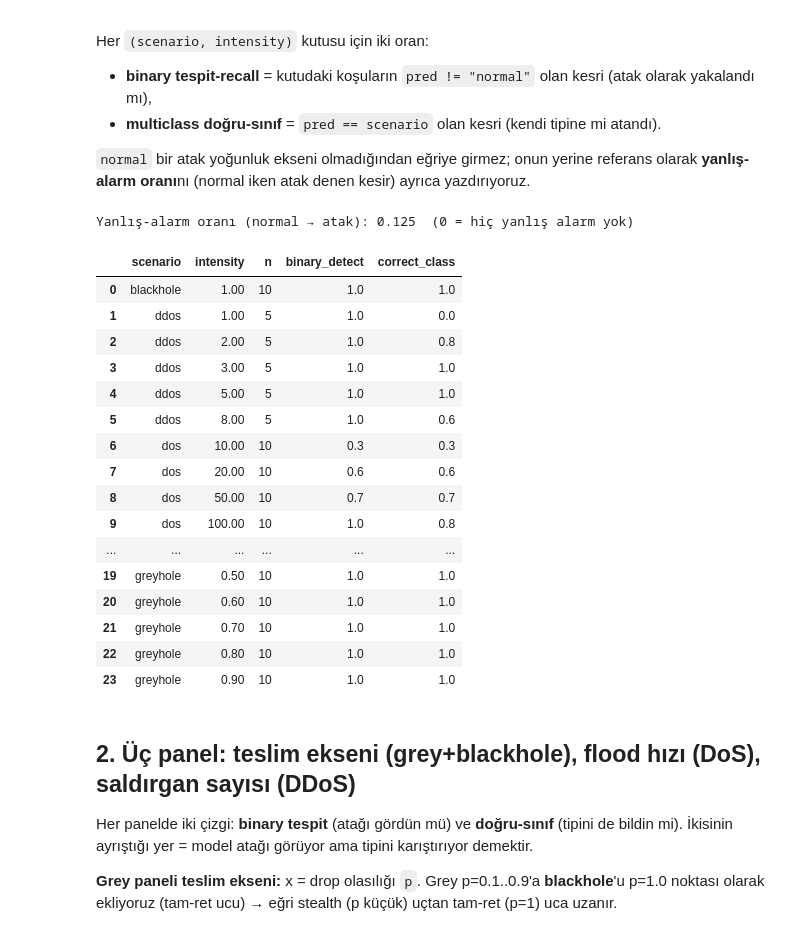
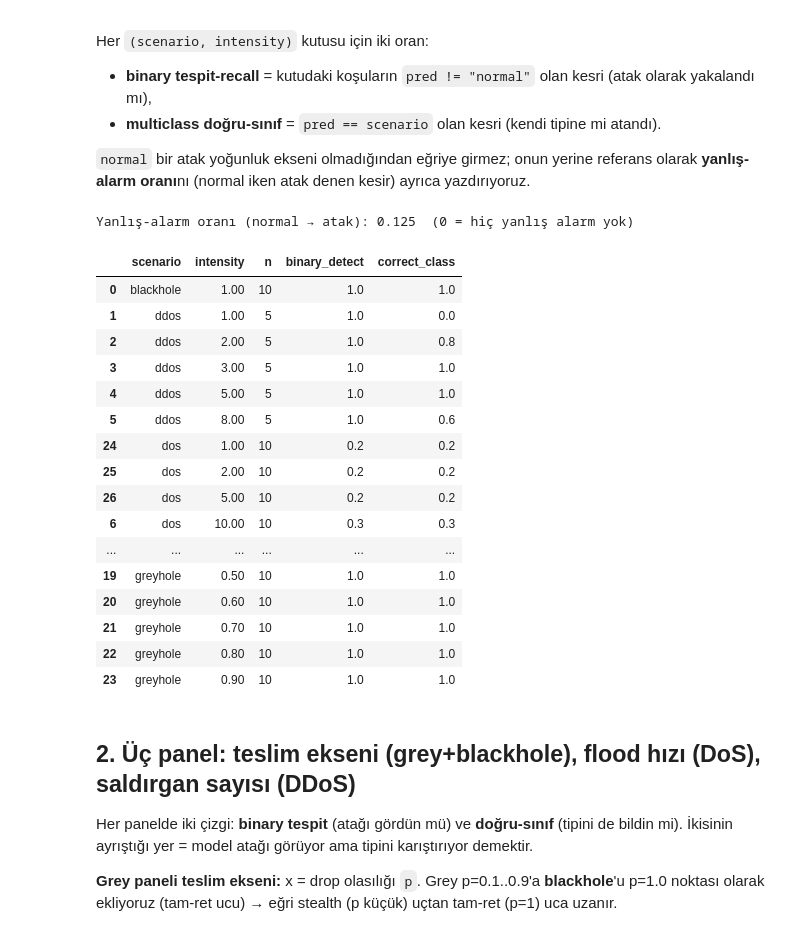
Before and after one commit to OkanKoca/IoMT-NetworkAttackScenarios18, a Jupyter notebook: my-work/day5-10072026-detector/04-detection-vs-intensity.ipynb, the cells around one changed output. Drawn from its saved outputs; the diff is of its cells as text; code cells hidden in the pictures.

```diff
--- a/my-work/day5-10072026-detector/04-detection-vs-intensity.ipynb
+++ b/my-work/day5-10072026-detector/04-detection-vs-intensity.ipynb
@@ -48,7 +48,9 @@ df = pd.read_csv(DATA)
 # n_flows +1. OLCULDU: egitime katinca yanlis alarm %12.5 -> %35, macro-F1 0.809 -> 0.741.
 # Egrinin tabanini olcmek icin gerekliler, ama orada da EGITILMEDEN degerlendiriliyorlar.
 # Ayni kural grey p=0'a da uygulaniyor (o hic dataset'e girmiyor).
-df = df[~((df.scenario == "dos") & (df.intensity < 10))].reset_index(drop=True)
+PROBE = (df.scenario == "dos") & (df.intensity < 10)
+pr = df[PROBE].copy()                       # egitimde YOK, egrinin tabani icin degerlendirilir
+df = df[~PROBE].reset_index(drop=True)
 
 FEATURES = ["n_flows", "total_throughput_mbps", "max_flow_throughput_mbps", "max_flow_txpackets",
             "flow_concentration", "delivery_ratio", "overall_loss_ratio", "monitor_owd_ms",
@@ -85,35 +87,49 @@ Her `(scenario, intensity)` kutusu için iki oran:
 `normal` bir atak yoğunluk ekseni olmadığından eğriye girmez; onun yerine referans olarak
 **yanlış-alarm oranı**nı (normal iken atak denen kesir) ayrıca yazdırıyoruz.
 # %%
+from sklearn.base import clone
 ATTACKS = ["greyhole", "dos", "ddos", "blackhole"]
 d = df[df["scenario"].isin(ATTACKS)].copy()
 # koşu-başı iki ikili gösterge — sonra kutu içinde ortalaması = oran
 d["is_attack_pred"] = (d["pred"] != "normal").astype(int)          # atak olarak yakalandı mı
 d["is_correct"]     = (d["pred"] == d["scenario"]).astype(int)     # kendi tipine mi atandı
 
 curve = (d.groupby(["scenario", "intensity"])
            .agg(n=("pred", "size"),
                 binary_detect=("is_attack_pred", "mean"),
                 correct_class=("is_correct", "mean"))
            .reset_index())
 
+# Prob noktalari (dos rate<10): egitimde hic yoklar, dolayisiyla OOF'lari da yok.
+# Tum egitim setine fit edilmis detektorle tahmin ediliyorlar: 'gercek ataklarla
+# egitilmis bir detektor, atak hicbir sey yapmayinca ne der?'. Egrinin tabani bu.
+Xp = pr[FEATURES].copy(); Xp["monitor_missing"] = Xp["monitor_owd_ms"].isna().astype(int)
+Xp = Xp.fillna(0.0)
+probe_pred = clone(rf).fit(X, y).predict(Xp)
+probe = (pr.assign(pred=probe_pred).groupby(["scenario", "intensity"])
+           .agg(n=("pred", "size"),
+                binary_detect=("pred", lambda s: (s != "normal").mean()),
+                correct_class=("pred", lambda s: (s == "dos").mean()))
+           .reset_index())
+curve = pd.concat([curve, probe], ignore_index=True).sort_values(["scenario", "intensity"])
+
 # Referans: normal koşularda yanlış-alarm (pred != normal) — eğrinin "taban gürültüsü"
 fa = (df[df["scenario"] == "normal"]["pred"] != "normal").mean()
 print(f"Yanlış-alarm oranı (normal → atak): {fa:.3f}  (0 = hiç yanlış alarm yok)\n")
 curve
 # %% [output]
 Yanlış-alarm oranı (normal → atak): 0.125  (0 = hiç yanlış alarm yok)
 |  | scenario | intensity | n | binary_detect | correct_class |
 | 0 | blackhole | 1.00 | 10 | 1.0 | 1.0 |
 | 1 | ddos | 1.00 | 5 | 1.0 | 0.0 |
 | 2 | ddos | 2.00 | 5 | 1.0 | 0.8 |
 | 3 | ddos | 3.00 | 5 | 1.0 | 1.0 |
 | 4 | ddos | 5.00 | 5 | 1.0 | 1.0 |
 | 5 | ddos | 8.00 | 5 | 1.0 | 0.6 |
+| 24 | dos | 1.00 | 10 | 0.2 | 0.2 |
+| 25 | dos | 2.00 | 10 | 0.2 | 0.2 |
+| 26 | dos | 5.00 | 10 | 0.2 | 0.2 |
 | 6 | dos | 10.00 | 10 | 0.3 | 0.3 |
-| 7 | dos | 20.00 | 10 | 0.6 | 0.6 |
-| 8 | dos | 50.00 | 10 | 0.7 | 0.7 |
-| 9 | dos | 100.00 | 10 | 1.0 | 0.8 |
 | ... | ... | ... | ... | ... | ... |
 | 19 | greyhole | 0.50 | 10 | 1.0 | 1.0 |
 | 20 | greyhole | 0.60 | 10 | 1.0 | 1.0 |
```
Also changed, not shown: parts of 1 cell of this notebook, 1 other file.
